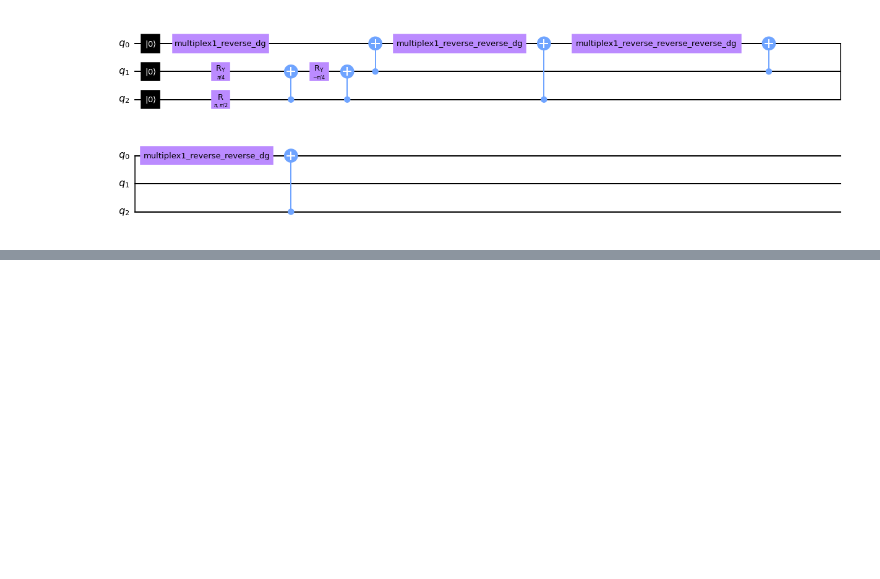
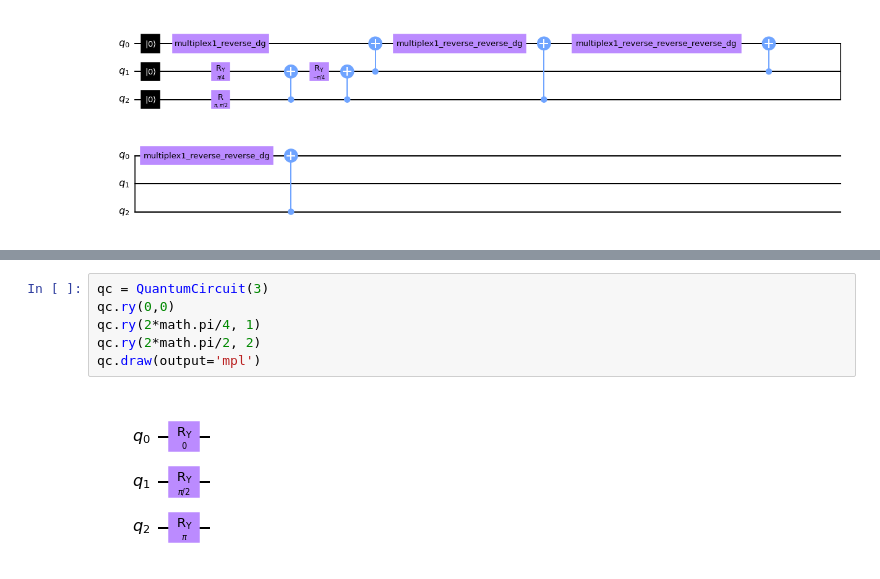
Before and after one commit to JesS5116/Intro_to_Quantum_Computing_Basics, a Jupyter notebook: notebooks/002_MachineLearning/002_DataEncoding.ipynb, the cells around one changed output, grey strips where cells are left out. Drawn from its saved outputs; the diff is of its cells as text; blank space fills up the shorter version.

```diff
--- a/notebooks/002_MachineLearning/002_DataEncoding.ipynb
+++ b/notebooks/002_MachineLearning/002_DataEncoding.ipynb
@@ -23,0 +48,8 @@ qc.decompose().decompose().decompose().decompose().decompose().draw(output='mpl'
+# %%
+qc = QuantumCircuit(3)
+qc.ry(0,0)
+qc.ry(2*math.pi/4, 1)
+qc.ry(2*math.pi/2, 2)
+qc.draw(output='mpl')
+# %% [output]
+[figure, added]
```
Also changed, not shown: parts of 13 cells of this notebook.
